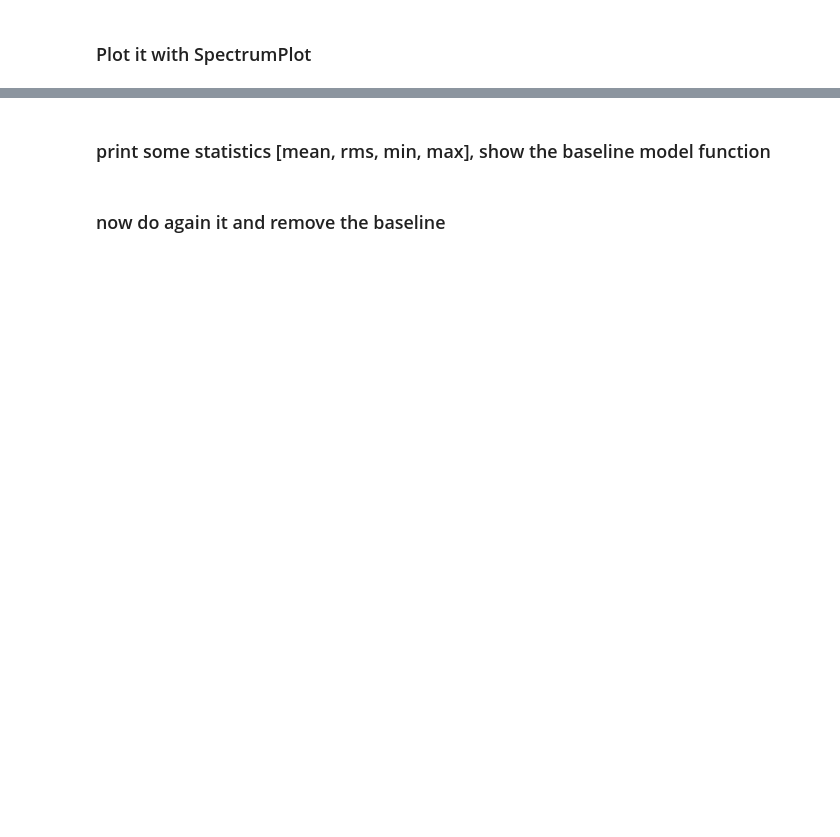
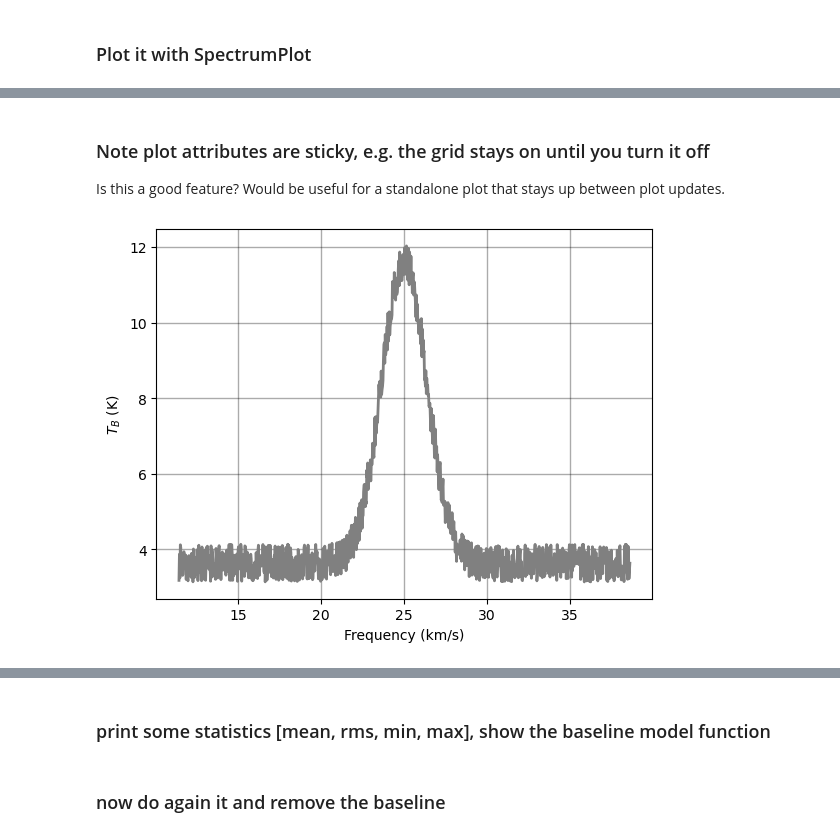
Before and after one commit to GreenBankObservatory/dysh, a Jupyter notebook: notebooks/test_spectra.ipynb, the cells around one changed output, grey strips where cells are left out. Saved outputs shown, nothing was run; the diff lists cells and outputs as text; code cells hidden in the pictures; blank space fills up the shorter version.

```diff
--- a/notebooks/test_spectra.ipynb
+++ b/notebooks/test_spectra.ipynb
@@ -57,4 +95,9 @@ p.plot(color='green',grid=True,xaxis_unit="channel")
+# %% [markdown]
+### Note plot attributes are sticky, e.g. the grid stays on until you turn it off
+Is this a good feature?  Would be useful for a standalone plot that stays up between plot updates.
 # %%
-p.plot(color='gray',grid=True,xaxis_unit="km/s")
+p.plot(color='gray',xaxis_unit="km/s")
+# %% [output]
+[figure, added]
 # %%
 p.plot(xaxis_unit="mm",yaxis_unit="mK")
```
Also changed, not shown: parts of 53 cells of this notebook.
